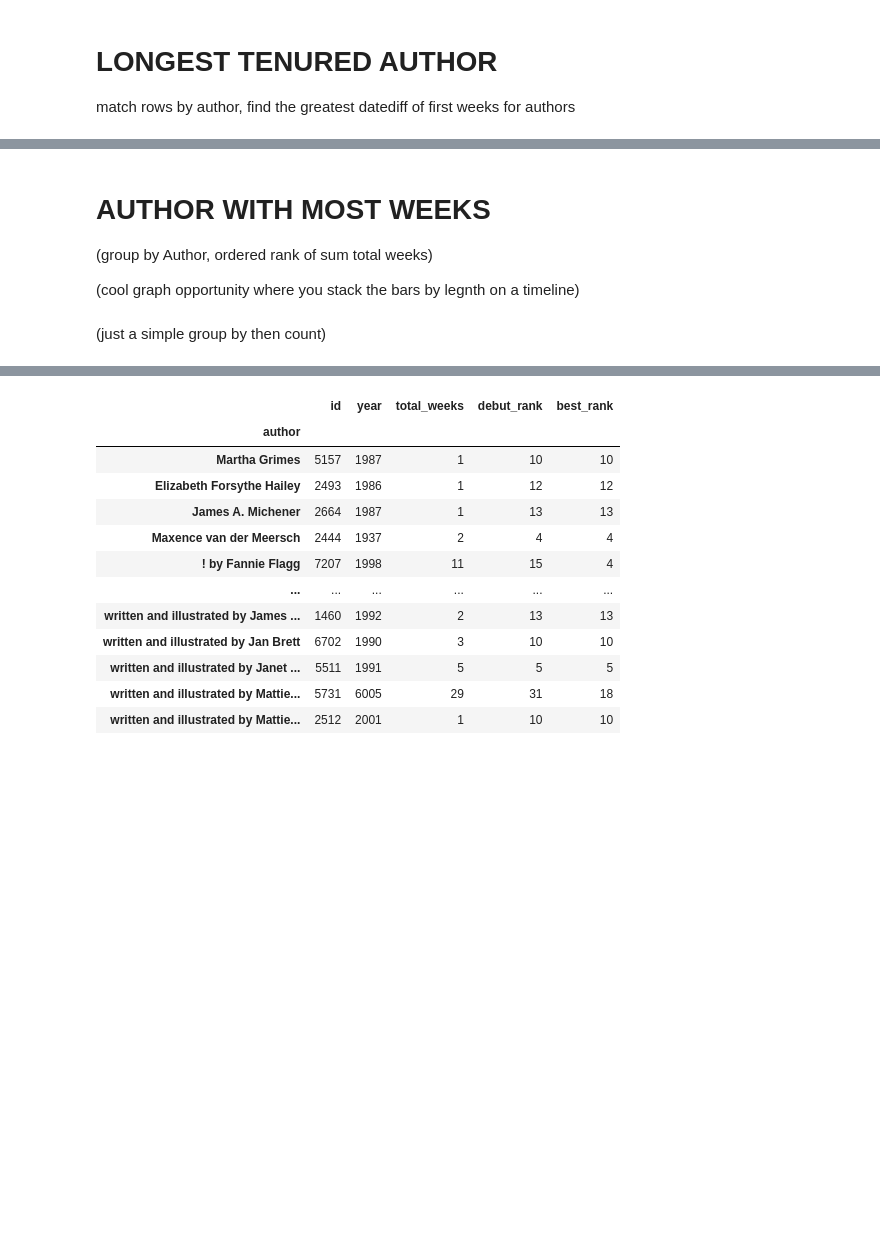
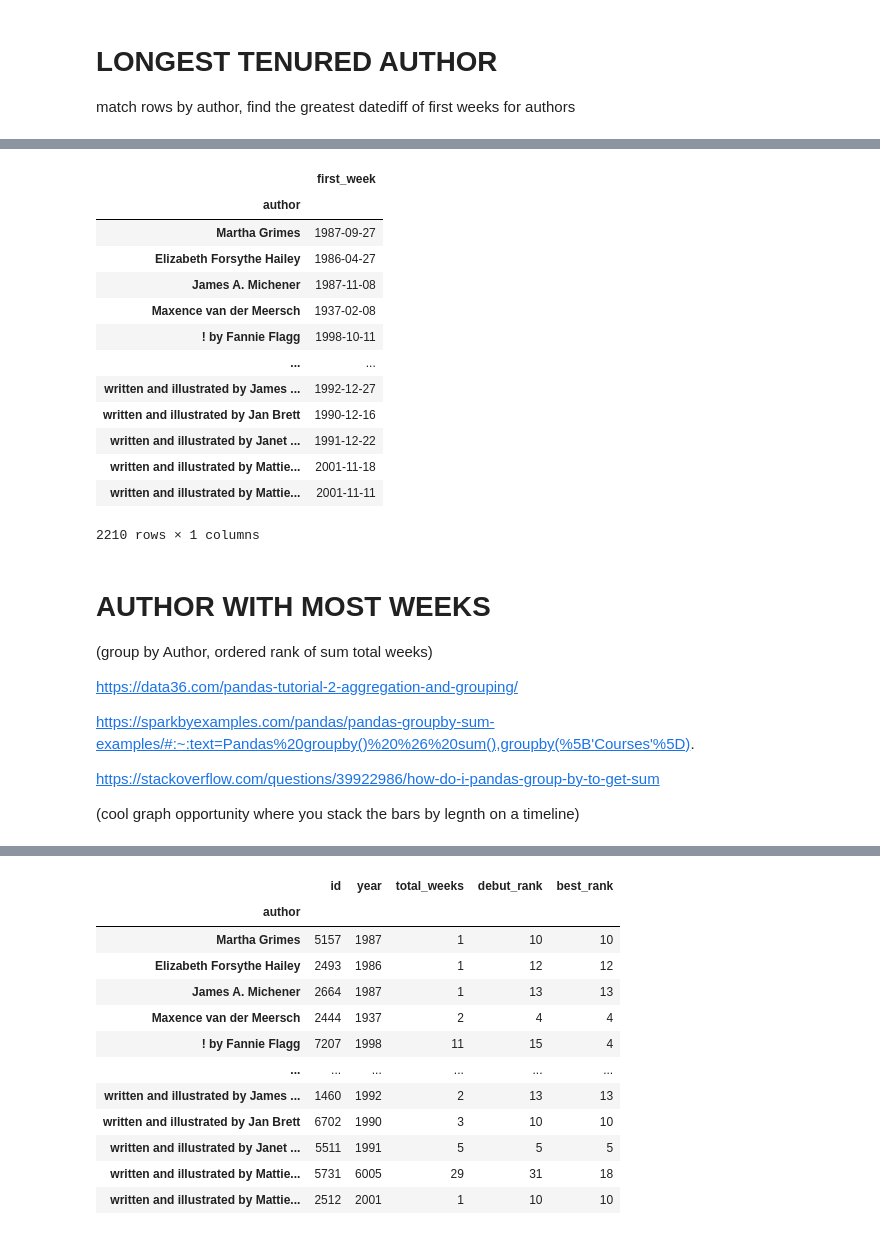
Before and after one commit to wcrowley342/bookanalysis, a Jupyter notebook: Book_Analysis.ipynb, the cells around one changed output, grey strips where cells are left out. Saved outputs shown, nothing was run; the diff lists cells and outputs as text; code cells hidden in the pictures; blank space fills up the shorter version.

```diff
--- a/Book_Analysis.ipynb
+++ b/Book_Analysis.ipynb
@@ -103,8 +152,29 @@ match rows by author, find the greatest datediff of first weeks for authors
+# %%
+titles_df.groupby('author').min()[['first_week']]
+# %% [output]
+|  | first_week |
+| author |  |
+| Martha Grimes | 1987-09-27 |
+| Elizabeth Forsythe Hailey | 1986-04-27 |
+| James A. Michener | 1987-11-08 |
+| Maxence van der Meersch | 1937-02-08 |
+| ! by Fannie Flagg | 1998-10-11 |
+| ... | ... |
+| written and illustrated by James ... | 1992-12-27 |
+| written and illustrated by Jan Brett | 1990-12-16 |
+| written and illustrated by Janet ... | 1991-12-22 |
+| written and illustrated by Mattie... | 2001-11-18 |
+| written and illustrated by Mattie... | 2001-11-11 |
+2210 rows × 1 columns
 # %% [markdown]
 # AUTHOR WITH MOST WEEKS
 
 (group by Author, ordered rank of sum total weeks)
 
+https://data36.com/pandas-tutorial-2-aggregation-and-grouping/
+
+https://sparkbyexamples.com/pandas/pandas-groupby-sum-examples/#:~:text=Pandas%20groupby()%20%26%20sum(),groupby(%5B'Courses'%5D).
+
+https://stackoverflow.com/questions/39922986/how-do-i-pandas-group-by-to-get-sum
+
 (cool graph opportunity where you stack the bars by legnth on a timeline)
-# %% [markdown]
-(just a simple group by then count)
```
Also changed, not shown: parts of 7 cells of this notebook.
